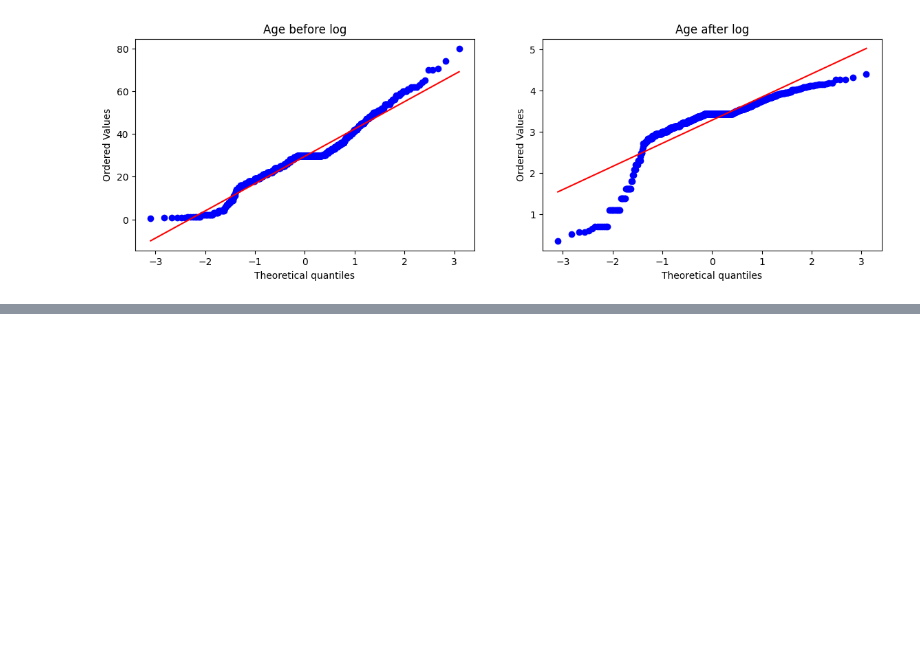
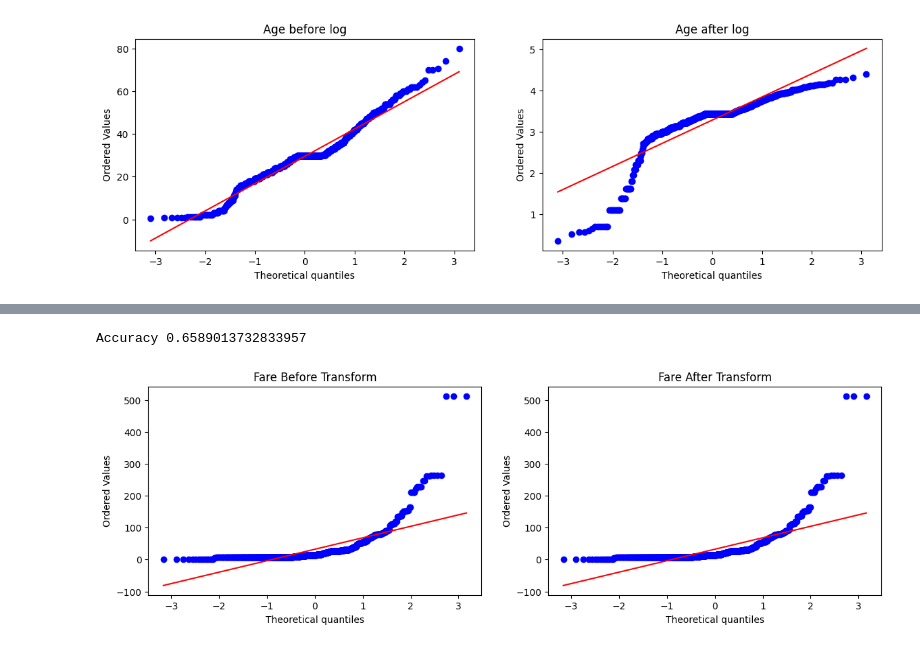
Before and after one commit to najnin26/Machine-Learning, a Jupyter notebook: Basic/function-transformer.ipynb, the cells around one changed output, grey strips where cells are left out. Cells and saved outputs as stored; diff of their text form; code cells hidden in the pictures; blank space fills up the shorter version.

```diff
--- a/Basic/function-transformer.ipynb
+++ b/Basic/function-transformer.ipynb
@@ -205,0 +235,5 @@ DT 0.6554681647940075
+# %%
+apply_transform(lambda x:x)
+# %% [output]
+Accuracy 0.6589013732833957
+[figure, added]
```
Also changed, not shown: parts of 9 cells of this notebook.
